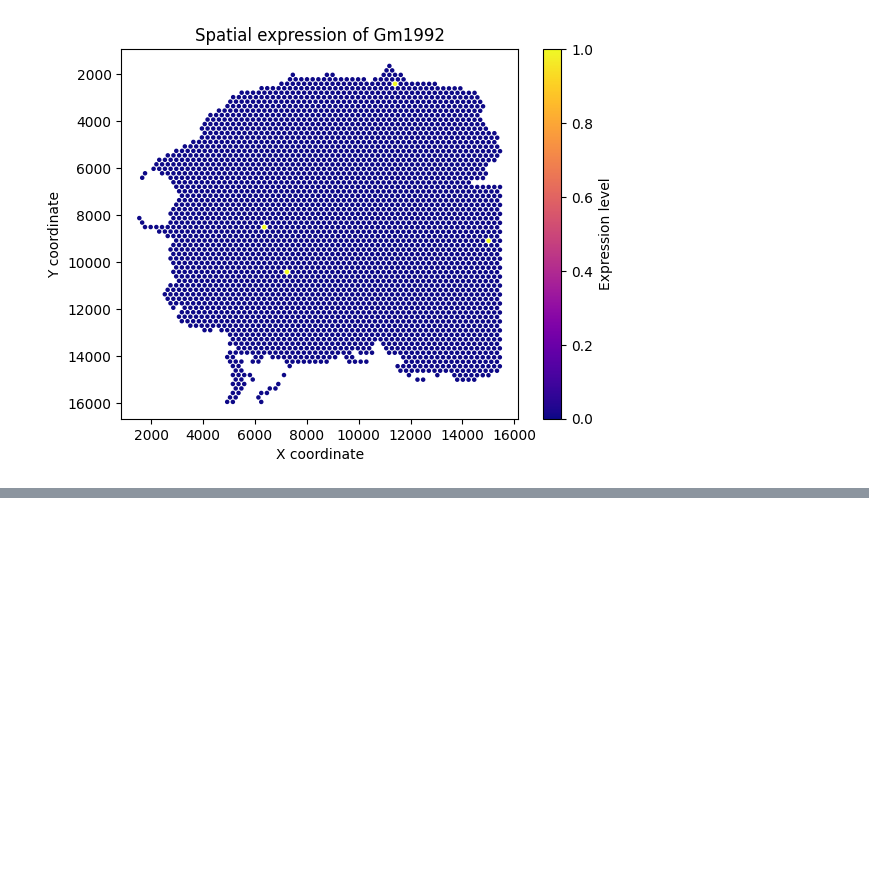
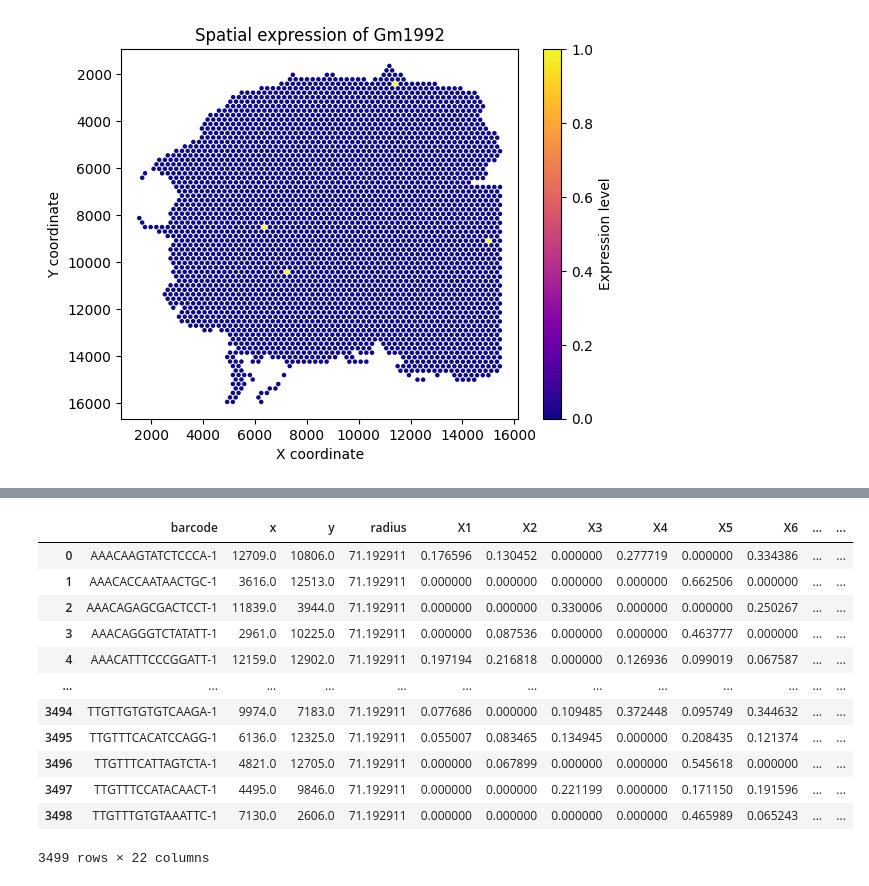
Before and after one commit to ScheWann/A-Part-to-Whole-Circular-Cell-Explorer, a Jupyter notebook: RedesignChallenge/Python/process.ipynb, the cells around one changed output, grey strips where cells are left out. Cells and saved outputs as stored; diff of their text form; code cells hidden in the pictures; blank space fills up the shorter version.

```diff
--- a/RedesignChallenge/Python/process.ipynb
+++ b/RedesignChallenge/Python/process.ipynb
@@ -99,3 +101,39 @@ plt.gca().invert_yaxis()
 plt.show()
 # %% [output]
 [figure]
+# %%
+spotDiameter = 142.38582253945773
+scalef = 0.03479471
+radius = (spotDiameter * scalef / 2)
+
+# Define the equation to solve
+def equation(x, a, r):
+    return x - (90 * a + (90 / (4 * np.pi * r**2)) * np.sin(2 * x))
+
+# Function to solve for x
+def solve_for_x(a, r=radius):
+    if a == 0:
+        return 0
+    x0 = 0  # Initial guess
+    x_solution = fsolve(equation, x0, args=(a, r))
+    return x_solution[0]
+
+# Calculate the new DataFrame with x values
+def calculate_x_values(df, r=radius):
+    result_df = df.copy()
+    for index, row in df.iterrows():
+        cumulative_sum = 0
+        for i in range(1, 10):
+            a_value = row[f'X{i}']
+            cumulative_sum += a_value
+            if a_value == 0:
+                result_df.loc[index, f'X{i}_x'] = 0
+            else:
+                result_df.loc[index, f'X{i}_x'] = solve_for_x(cumulative_sum, r)
+    return result_df
+
+# Apply the function to the DataFrame
+result_df = calculate_x_values(merged_df)
+
+result_df
+# %% [output]
@@ -101,0 +157,13 @@ plt.show()
+|  | barcode | x | y | radius | X1 | X2 | X3 | X4 | X5 | X6 | ... | ... |
+| 0 | AAACAAGTATCTCCCA-1 | 12709.0 | 10806.0 | 71.192911 | 0.176596 | 0.130452 | 0.000000 | 0.277719 | 0.000000 | 0.334386 | ... | ... |
+| 1 | AAACACCAATAACTGC-1 | 3616.0 | 12513.0 | 71.192911 | 0.000000 | 0.000000 | 0.000000 | 0.000000 | 0.662506 | 0.000000 | ... | ... |
+| 2 | AAACAGAGCGACTCCT-1 | 11839.0 | 3944.0 | 71.192911 | 0.000000 | 0.000000 | 0.330006 | 0.000000 | 0.000000 | 0.250267 | ... | ... |
+| 3 | AAACAGGGTCTATATT-1 | 2961.0 | 10225.0 | 71.192911 | 0.000000 | 0.087536 | 0.000000 | 0.000000 | 0.463777 | 0.000000 | ... | ... |
+| 4 | AAACATTTCCCGGATT-1 | 12159.0 | 12902.0 | 71.192911 | 0.197194 | 0.216818 | 0.000000 | 0.126936 | 0.099019 | 0.067587 | ... | ... |
+| ... | ... | ... | ... | ... | ... | ... | ... | ... | ... | ... | ... | ... |
+| 3494 | TTGTTGTGTGTCAAGA-1 | 9974.0 | 7183.0 | 71.192911 | 0.077686 | 0.000000 | 0.109485 | 0.372448 | 0.095749 | 0.344632 | ... | ... |
+| 3495 | TTGTTTCACATCCAGG-1 | 6136.0 | 12325.0 | 71.192911 | 0.055007 | 0.083465 | 0.134945 | 0.000000 | 0.208435 | 0.121374 | ... | ... |
+| 3496 | TTGTTTCATTAGTCTA-1 | 4821.0 | 12705.0 | 71.192911 | 0.000000 | 0.067899 | 0.000000 | 0.000000 | 0.545618 | 0.000000 | ... | ... |
+| 3497 | TTGTTTCCATACAACT-1 | 4495.0 | 9846.0 | 71.192911 | 0.000000 | 0.000000 | 0.221199 | 0.000000 | 0.171150 | 0.191596 | ... | ... |
+| 3498 | TTGTTTGTGTAAATTC-1 | 7130.0 | 2606.0 | 71.192911 | 0.000000 | 0.000000 | 0.000000 | 0.000000 | 0.465989 | 0.065243 | ... | ... |
+3499 rows × 22 columns
```
Also changed, not shown: parts of 2 cells of this notebook.
